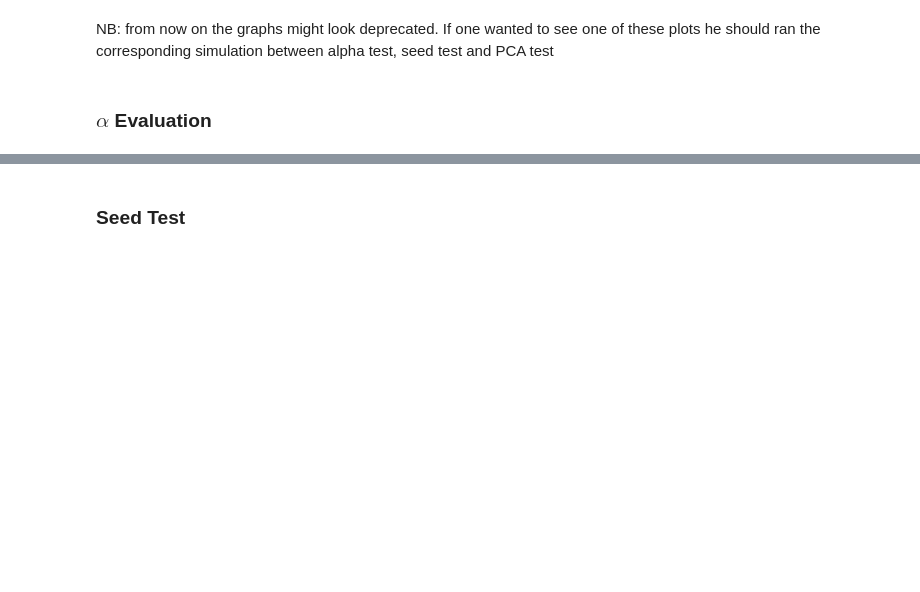
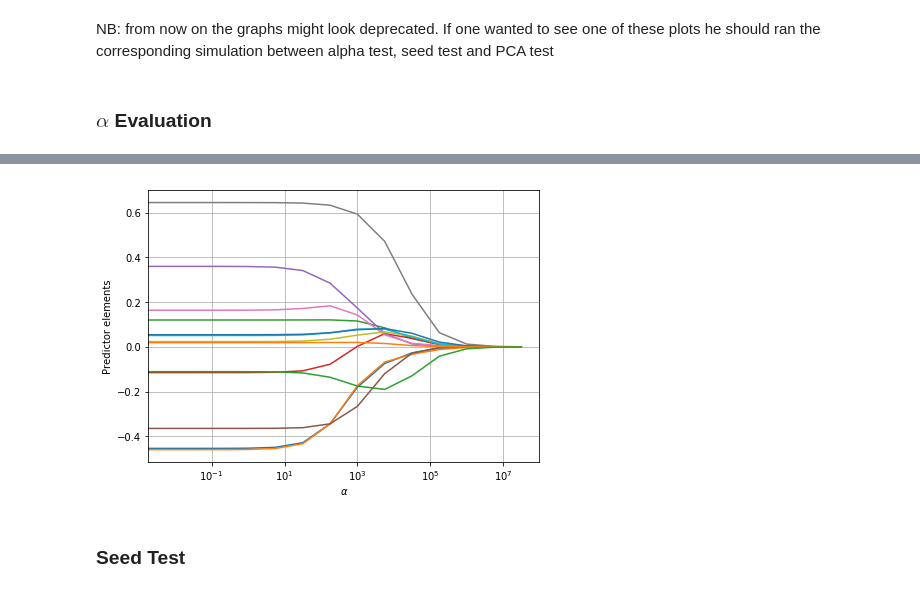
Before and after one commit to martinanibbi/Housing, a Jupyter notebook: Results_analysis.ipynb, the cells around one changed output, grey strips where cells are left out. Saved outputs shown, nothing was run; the diff lists cells and outputs as text; code cells hidden in the pictures; blank space fills up the shorter version.

```diff
--- a/Results_analysis.ipynb
+++ b/Results_analysis.ipynb
@@ -418,3 +418,18 @@ plt.show()
+# %%
+fig=plt.figure(figsize=(7,5))
+pred = pd.read_csv('Data/Output/predictor.csv')
+
+for column in pred:
+    plt.plot(alpha_plot.alpha, pred[column], linewidth=1.5)
+
+plt.xscale('log')
+
+plt.xlabel(r'$\alpha$')
+plt.ylabel(r'Predictor elements')
+plt.grid(True)
+plt.show()
+# %% [output]
+[figure, added]
 # %% [markdown]
 ### Seed Test
 # %%
```
Also changed, not shown: parts of 2 cells of this notebook, 8 other files.
